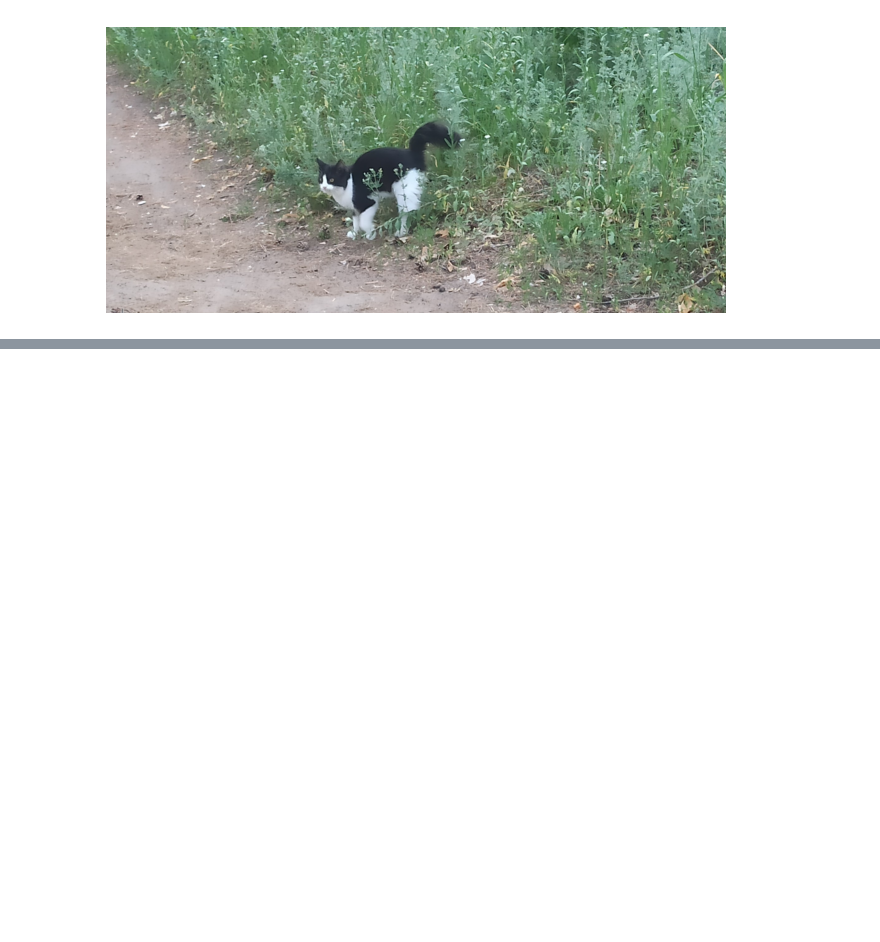
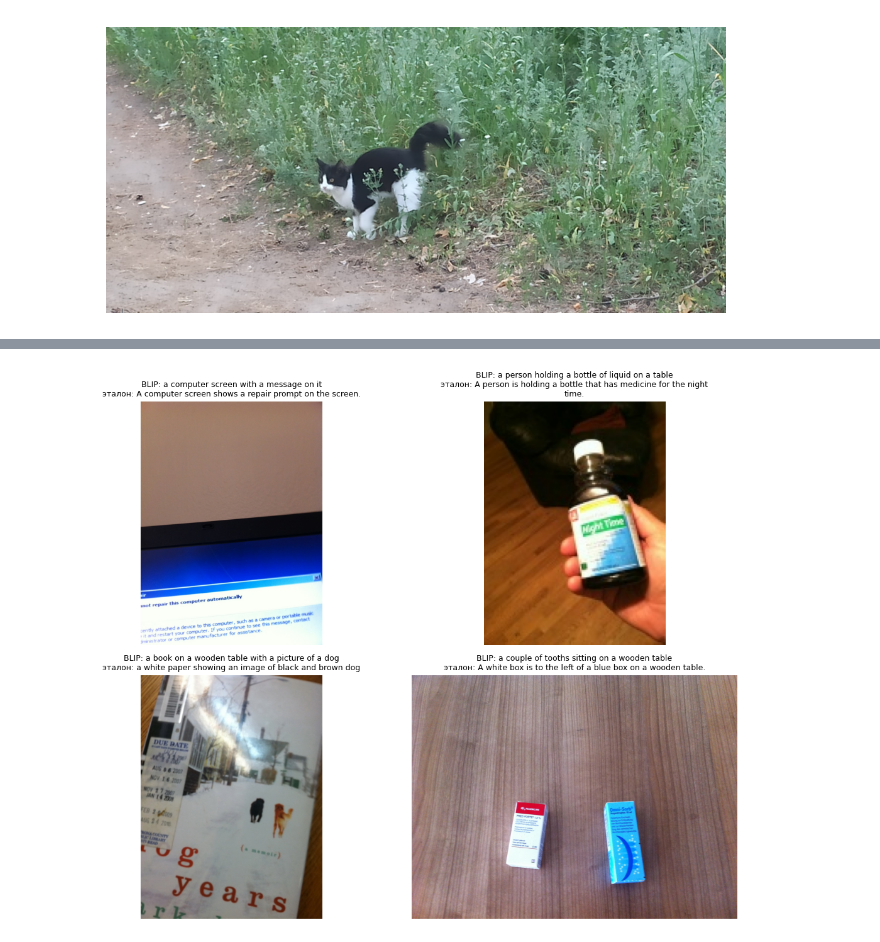
Before and after one commit to Maxastish/tii-labs, a Jupyter notebook: ТИИ ЛР3 Демченко МВ.ipynb, the cells around one changed output, grey strips where cells are left out. Cells and saved outputs as stored; diff of their text form; code cells hidden in the pictures; blank space fills up the shorter version.

```diff
--- a/ТИИ ЛР3 Демченко МВ.ipynb
+++ b/ТИИ ЛР3 Демченко МВ.ipynb
@@ -59,0 +136,14 @@ plt.show()
+# %%
+from transformers import BlipProcessor, BlipForConditionalGeneration
+
+MODEL = 'Salesforce/blip-image-captioning-base'
+processor = BlipProcessor.from_pretrained(MODEL)
+model = BlipForConditionalGeneration.from_pretrained(MODEL).to(device).eval()
+
+@torch.no_grad()
+def caption(image):
+    inputs = processor(images=image, return_tensors='pt').to(device)
+    out = model.generate(**inputs, max_new_tokens=30, num_beams=3)
+    return processor.decode(out[0], skip_special_tokens=True)
+
+print('Подпись к моему фото:', caption(img))
@@ -59,0 +153,9 @@ plt.show()
+# %%
+fig, axes = plt.subplots(2, 2, figsize=(12, 9))
+for ax, i in zip(axes.ravel(), ids[:4]):
+    im = Image.open(IMG_DIR / images[i]).convert('RGB')
+    ax.imshow(im); ax.axis('off')
+    ax.set_title('BLIP: ' + caption(im) + '\nэталон: ' + textwrap.fill(caps[i][0], 60), fontsize=9)
+plt.tight_layout(); plt.show()
+# %% [output]
+[figure, added]
```
Also changed, not shown: parts of 8 cells of this notebook.
